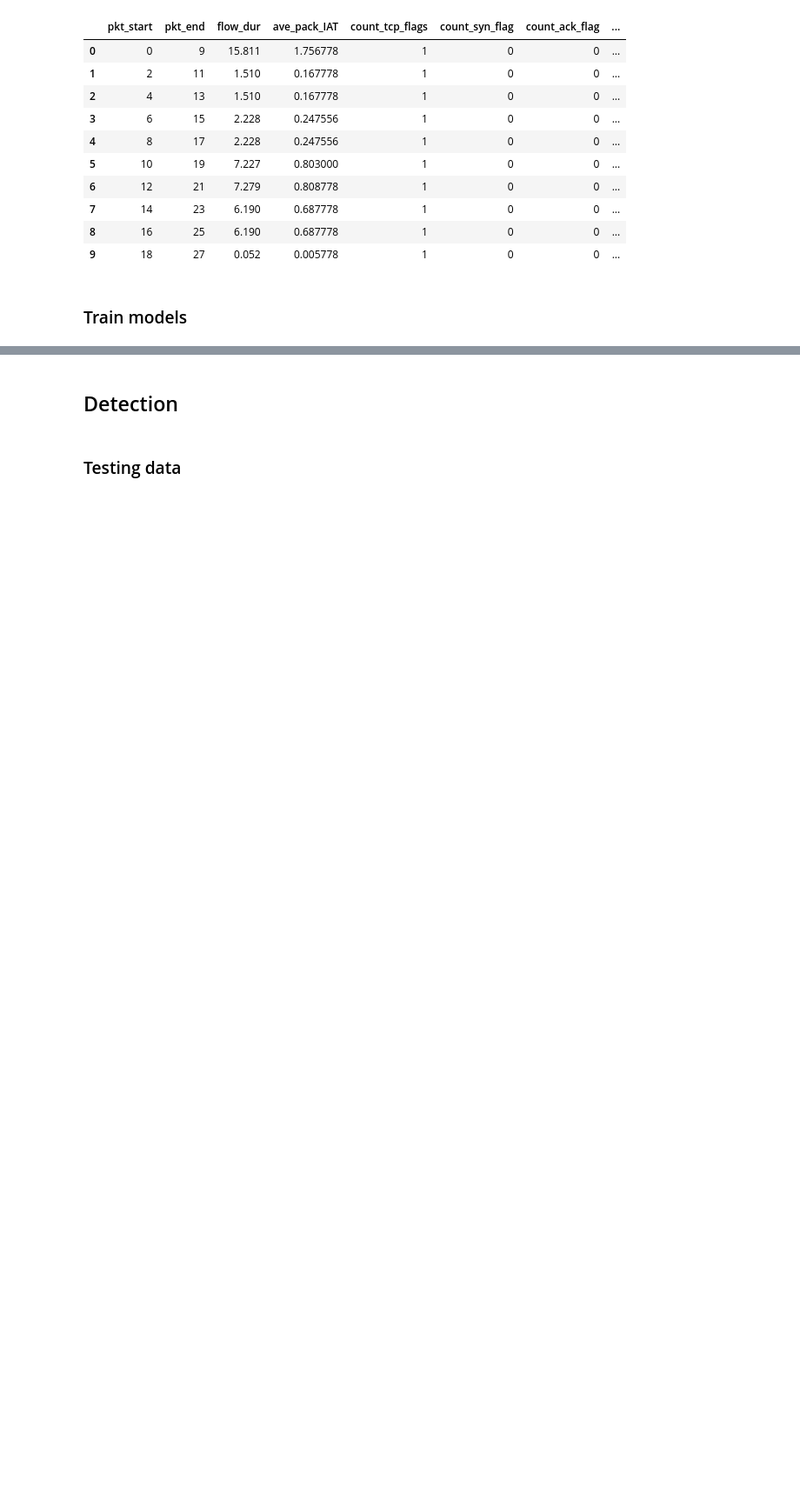
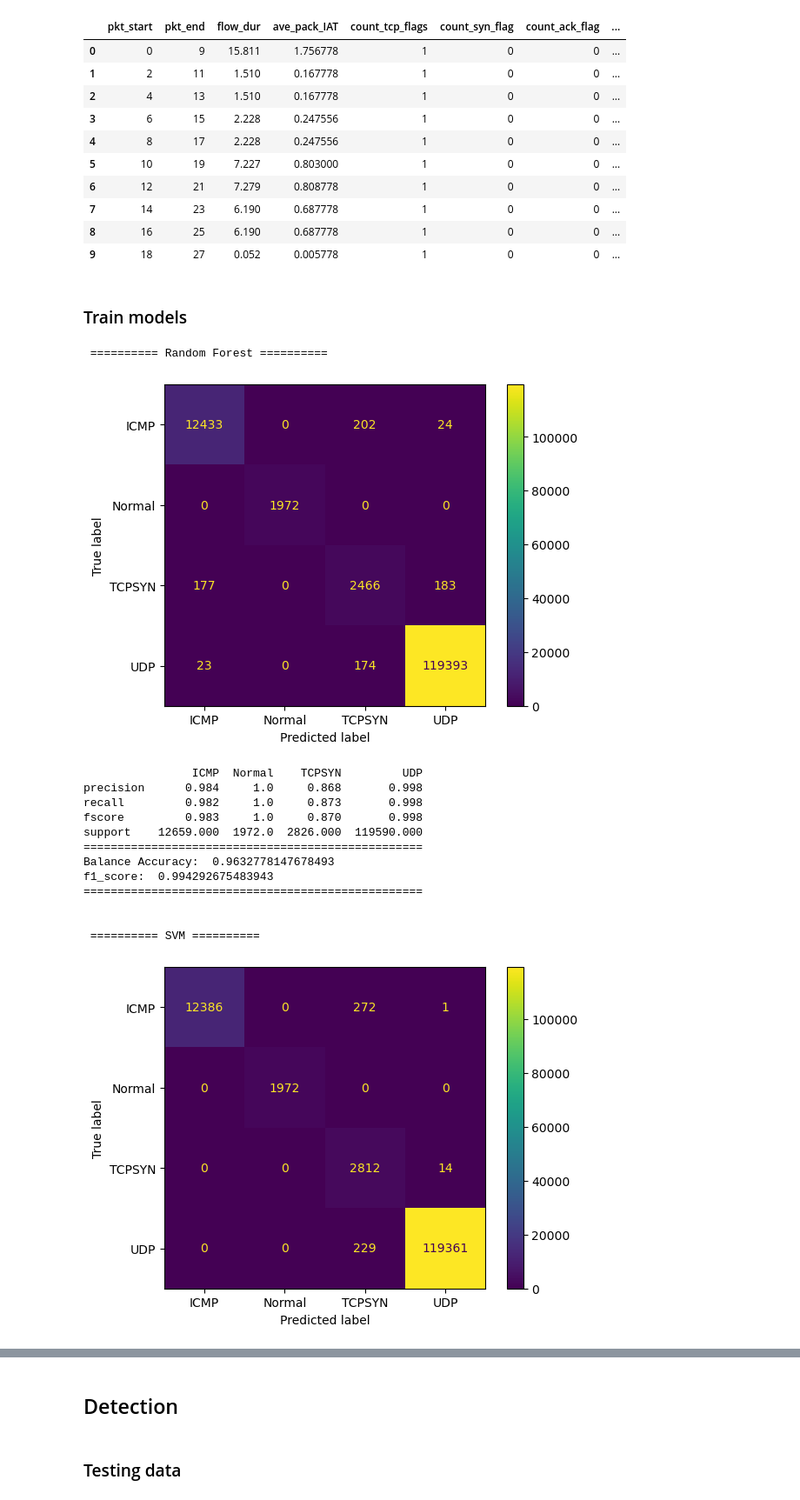
Before and after one commit to asegun-cod/smart-home-device-cyberattack-detection, a Jupyter notebook: Attack_detection_tool/Attack_detection_tool.ipynb, the cells around one changed output, grey strips where cells are left out. Shown: that part at 87% size. Saved outputs shown, nothing was run; the diff lists cells and outputs as text; code cells hidden in the pictures; blank space fills up the shorter version.

```diff
--- a/Attack_detection_tool/Attack_detection_tool.ipynb
+++ b/Attack_detection_tool/Attack_detection_tool.ipynb
@@ -101,3 +105,41 @@ flow_data.head(10)
 | 9 | 18 | 27 | 0.052 | 0.005778 | 1 | 0 | 0 | ... |
 # %% [markdown]
 ### Train models
+# %%
+nb = GaussianNB()
+rf = RandomForestClassifier(n_estimators=10, random_state=1)
+svm =  LinearSVC(random_state=0, tol=1e-5)
+estimators=[('nb', nb), ('rf', rf), ('svm', svm)]
+
+models = [RandomForestClassifier(random_state=10), LinearSVC(random_state=0, tol=1e-5),
+          HistGradientBoostingClassifier(max_iter=100), VotingClassifier(estimators=estimators, voting='hard'),
+          StackingClassifier(estimators=estimators, final_estimator= RandomForestClassifier(random_state=10)),  AdaBoostClassifier(n_estimators=100)]
+model_names = ["Random Forest", "SVM", "Gradient Boosting", "Ensemble by voting", "Stacked generalization", "Ada Boost Classifier"]
+models_df = pd.DataFrame()
+
+for clf, name in zip(models, model_names):
+    start = time.perf_counter()
+    print("\n", "="*10, name, "="*10)
+    _,_, scores = make_attack_model(flow_data, clf, scale=True) # for use during prediction
+    # print("Total run time is {:0.2f} seconds".format(time.perf_counter() - start))
+
+    scores["name"] = name
+    scores["time"] = time.perf_counter() - start
+    models_df = models_df.append(scores, ignore_index=True)
+    print()
+# %% [output]
+ ========== Random Forest ==========
+[figure, added]
+                ICMP  Normal    TCPSYN         UDP
+precision      0.984     1.0     0.868       0.998
+recall         0.982     1.0     0.873       0.998
+fscore         0.983     1.0     0.870       0.998
+support    12659.000  1972.0  2826.000  119590.000
+==================================================
+Balance Accuracy:  0.9632778147678493
+f1_score:  0.994292675483943
+==================================================
+
+
+ ========== SVM ==========
+[figure, added]
```
Also changed, not shown: parts of 10 cells of this notebook, 3 other files.
